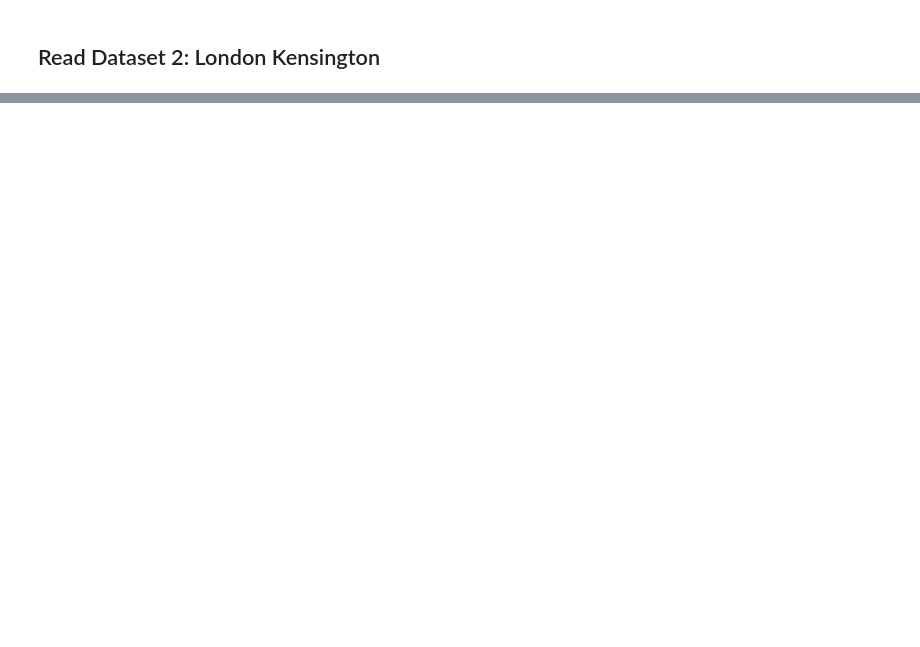
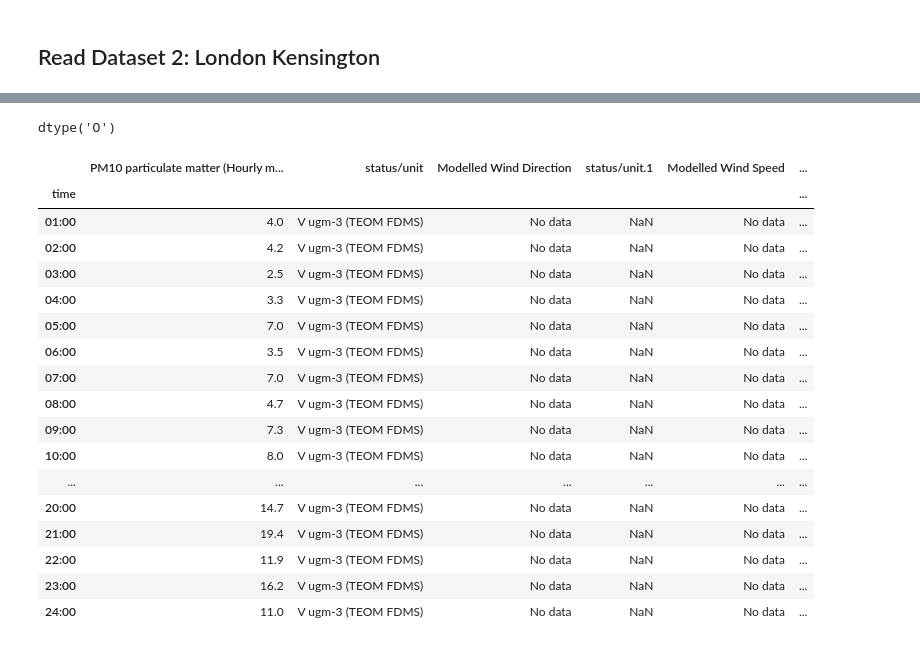
Before and after one commit to tnygren/Jupyter-Notebooks, a Jupyter notebook: Project One - Air Quality.ipynb, the cells around one changed output, grey strips where cells are left out. Saved outputs shown, nothing was run; the diff lists cells and outputs as text; code cells hidden in the pictures; blank space fills up the shorter version.

```diff
--- a/Project One - Air Quality.ipynb
+++ b/Project One - Air Quality.ipynb
@@ -10 +14,5 @@ Nitric oxide = Nitrogen dioxide = Typpioksidi ??
 Ozone = Otsoni
+# %%
+df = read_csv('../data/AirQualityDataHourly.csv', header=4)
+idf = df.set_index(['Date','time'])
+idf.head(1)
@@ -10,0 +45,25 @@ Ozone = Otsoni
+# %%
+idf.index.dtype
+# %% [output]
+dtype('O')
+# %%
+idf.loc['01-12-2015']
+# %% [output]
+|  | PM10 particulate matter (Hourly m... | status/unit | Modelled Wind Direction | status/unit.1 | Modelled Wind Speed | ... |
+| time |  |  |  |  |  | ... |
+| 01:00 | 4.0 | V ugm-3 (TEOM FDMS) | No data | NaN | No data | ... |
+| 02:00 | 4.2 | V ugm-3 (TEOM FDMS) | No data | NaN | No data | ... |
+| 03:00 | 2.5 | V ugm-3 (TEOM FDMS) | No data | NaN | No data | ... |
+| 04:00 | 3.3 | V ugm-3 (TEOM FDMS) | No data | NaN | No data | ... |
+| 05:00 | 7.0 | V ugm-3 (TEOM FDMS) | No data | NaN | No data | ... |
+| 06:00 | 3.5 | V ugm-3 (TEOM FDMS) | No data | NaN | No data | ... |
+| 07:00 | 7.0 | V ugm-3 (TEOM FDMS) | No data | NaN | No data | ... |
+| 08:00 | 4.7 | V ugm-3 (TEOM FDMS) | No data | NaN | No data | ... |
+| 09:00 | 7.3 | V ugm-3 (TEOM FDMS) | No data | NaN | No data | ... |
+| 10:00 | 8.0 | V ugm-3 (TEOM FDMS) | No data | NaN | No data | ... |
+| ... | ... | ... | ... | ... | ... | ... |
+| 20:00 | 14.7 | V ugm-3 (TEOM FDMS) | No data | NaN | No data | ... |
+| 21:00 | 19.4 | V ugm-3 (TEOM FDMS) | No data | NaN | No data | ... |
+| 22:00 | 11.9 | V ugm-3 (TEOM FDMS) | No data | NaN | No data | ... |
+| 23:00 | 16.2 | V ugm-3 (TEOM FDMS) | No data | NaN | No data | ... |
+| 24:00 | 11.0 | V ugm-3 (TEOM FDMS) | No data | NaN | No data | ... |
```
Also changed, not shown: parts of 35 cells of this notebook.
